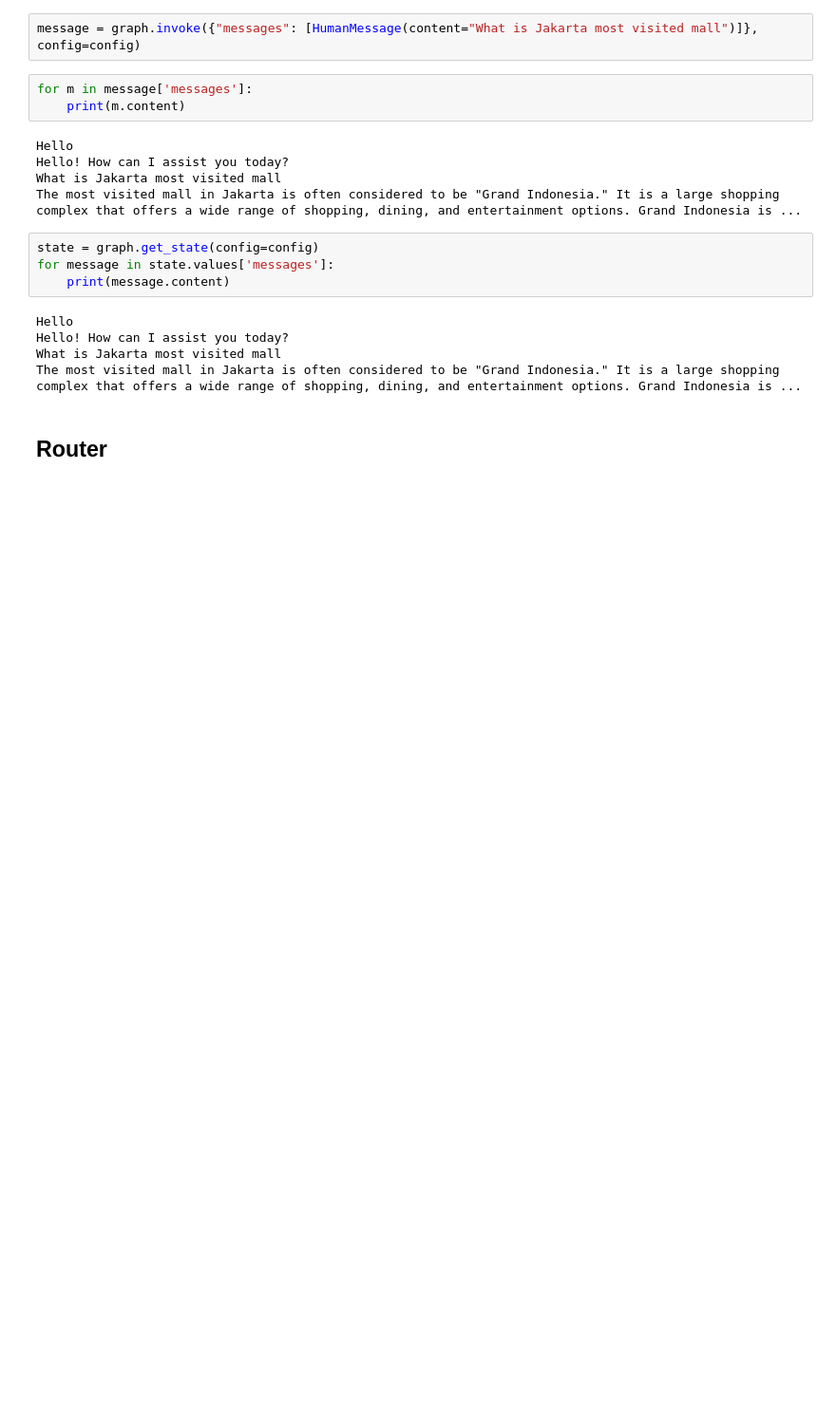
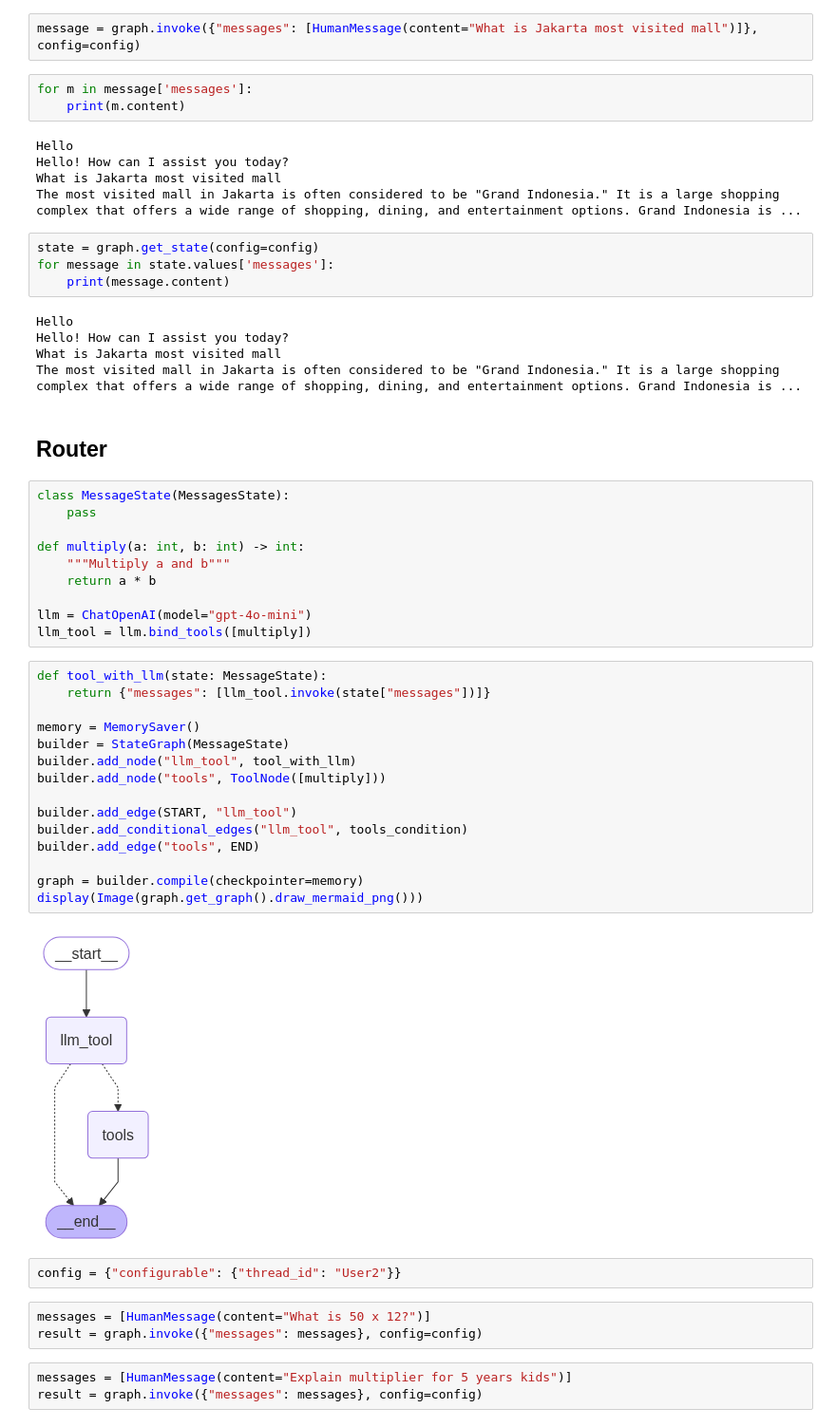
Before and after one commit to DerrickVericho/LLM-Portofolio, a Jupyter notebook: notebook/langgraph.ipynb, the cells around one changed output. Shown at 95% size. Cells and saved outputs as stored; diff of their text form; blank space fills up the shorter version.

```diff
--- a/notebook/langgraph.ipynb
+++ b/notebook/langgraph.ipynb
@@ -250,3 +250,38 @@ What is Jakarta most visited mall
 The most visited mall in Jakarta is often considered to be "Grand Indonesia." It is a large shopping complex that offers a wide range of shopping, dining, and entertainment options. Grand Indonesia is ...
 # %% [markdown]
 ## Router
+# %%
+class MessageState(MessagesState):
+    pass
+
+def multiply(a: int, b: int) -> int:
+    """Multiply a and b"""
+    return a * b
+
+llm = ChatOpenAI(model="gpt-4o-mini")
+llm_tool = llm.bind_tools([multiply])
+# %%
+def tool_with_llm(state: MessageState):
+    return {"messages": [llm_tool.invoke(state["messages"])]}
+
+memory = MemorySaver()
+builder = StateGraph(MessageState)
+builder.add_node("llm_tool", tool_with_llm)
+builder.add_node("tools", ToolNode([multiply]))
+
+builder.add_edge(START, "llm_tool")
+builder.add_conditional_edges("llm_tool", tools_condition)
+builder.add_edge("tools", END)
+
+graph = builder.compile(checkpointer=memory)
+display(Image(graph.get_graph().draw_mermaid_png()))
+# %% [output]
+[figure, added]
+# %%
+config = {"configurable": {"thread_id": "User2"}}
+# %%
+messages = [HumanMessage(content="What is 50 x 12?")]
+result = graph.invoke({"messages": messages}, config=config)
+# %%
+messages = [HumanMessage(content="Explain multiplier for 5 years kids")]
+result = graph.invoke({"messages": messages}, config=config)
```
Also changed, not shown: parts of 12 cells of this notebook.
